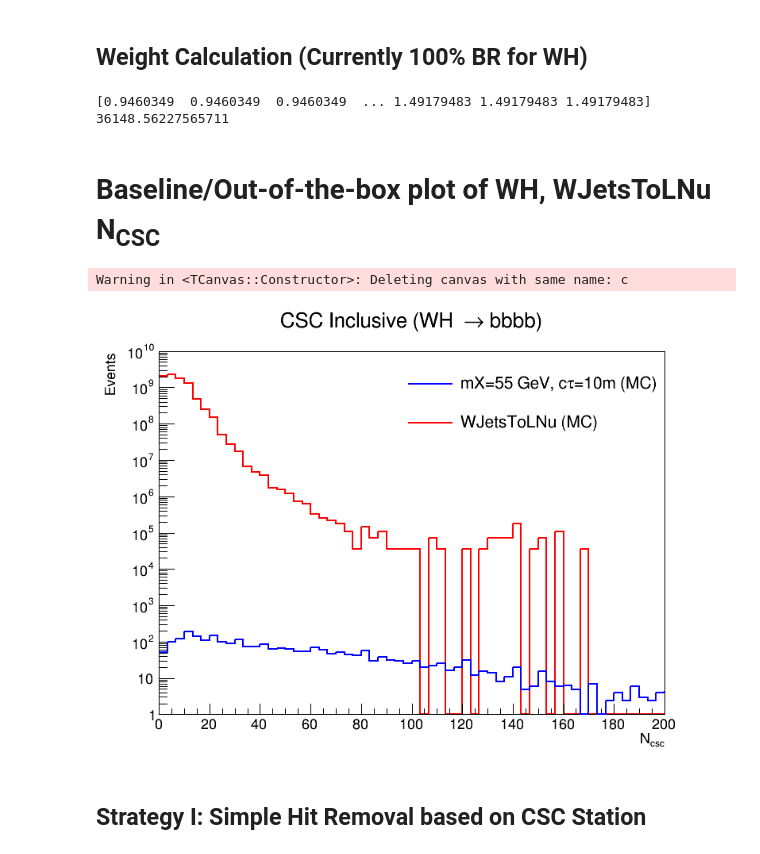
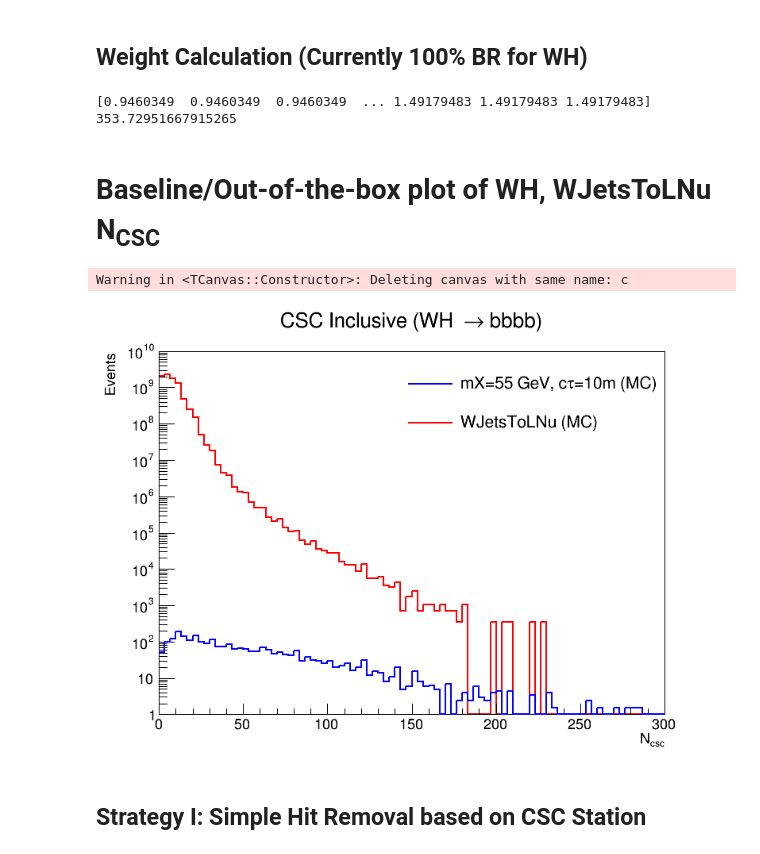
Before and after one commit to cms-lpc-llp/delayed_jet_analyzer, a Jupyter notebook: plot_scripts/LLP_muon_system_studies/muon_llp_analyzer_wh.ipynb, the cells around one changed output. Saved outputs shown, nothing was run; the diff lists cells and outputs as text; code cells hidden in the pictures.

```diff
--- a/plot_scripts/LLP_muon_system_studies/muon_llp_analyzer_wh.ipynb
+++ b/plot_scripts/LLP_muon_system_studies/muon_llp_analyzer_wh.ipynb
@@ -85,16 +85,18 @@ data_path = pwd+'data/'
 # # Small subset of WJetstoLNu (run interactively on jet_timing_studies)
 # fpath['WJetsToLNu'] = data_path + 'jet_timing_studies_ntuple_RunIIFall17DRPremix_WJetsToLNu_TuneCP5_13TeV_setQ5_1.root'
 
-# # Complete set run via CRAB on llp_ntupler
-# fpath['WJetsToLNu'] = data_path + 'WJetsToLNu_TuneCUETP8M1_13TeV-amcatnloFXFX-pythia8_v7.root'
+# # Complete set run via CRAB on llp_ntupler (non-extension)
+fpath['WJetsToLNu'] = data_path + 'WJetsToLNu_TuneCUETP8M1_13TeV-amcatnloFXFX-pythia8_v7.root'
 
 # # Small subset of WJetstoLNu (run interactively on jet_timing_studies)
+# fpath['WJetsToLNu'] = data_path + 'WJetsToLNu_TuneCUETP8M1_13TeV-amcatnloFXFX-pythia8_v7_chisai.root'
+
 
 # Contains events that fail punch-through veto and have large nCsc clusters in ME 1/1 and 1/2
 # fpath['WJetsToLNu'] = data_path + 'jet_timing_studies_ntuple_WJetsToLNu_inclusive_punch_test.root'
 
 # Contains events that fail punch-through veto and have large nCsc clusters outside of ME 1/1 and 1/2
-fpath['WJetsToLNu'] = data_path + 'jet_timing_studies_ntuple_WJetsToLNu_inclusiveNLO_notpunch.root'
+# fpath['WJetsToLNu'] = data_path + 'jet_timing_studies_ntuple_WJetsToLNu_inclusiveNLO_notpunch.root'
 
 
 ################################################################
@@ -117,7 +119,7 @@ fpath['m55ct10000mm_plus'] = data_path + 'WplusH_HToSSTobbbb_WToLNu_MH-125_MS-55
 # fpath['m55ct10000mm_plus'] = data_path + 'jet_timing_studies_ntuple_Wplus_mX55ct10m_jetMatch_test.root'
 
 
-# # WH: MET+bb
+# # VH: MET+bb
 # # mH = 125 GeV, mX = 50 GeV, ctau = 1 m
 # fpath['m50ct1000mm'] = data_path + 'ntuple_RunIISummer16_bbmet_vh_mh125_mx50_pl1000.root'
 
@@ -441,7 +490,7 @@ print(weight_WJetsToLNu)
 weight_WJetsToLNu = np.full(len(nCsc['WJetsToLNu']), weight_WJetsToLNu)
 # %% [output]
 [0.9460349  0.9460349  0.9460349  ... 1.49179483 1.49179483 1.49179483]
-36148.56227565711
+353.72951667915265
 # %% [markdown]
 # Baseline/Out-of-the-box plot of WH, WJetsToLNu N<sub>CSC<sub>
 # %%
@@ -462,35 +511,44 @@ c.SetLogy()
 
 h['m55ct10m_wh_bbbb'].SetLineWidth(2)
 
 h['nCsc_wjets'].SetLineWidth(2)
 h['nCsc_wjets'].GetYaxis().SetRangeUser(1,10**10)
 
-h['nCsc_wjets'].GetXaxis().SetRangeUser(0,200)
+h['nCsc_wjets'].GetXaxis().SetRangeUser(0,300)
 
 
 h['nCsc_wjets'].SetStats(0)
 h['nCsc_wjets'].SetTitle("CSC Inclusive (WH #rightarrow bbbb)")
 h['nCsc_wjets'].SetXTitle("N_{csc}")
 
 
 h['nCsc_wjets'].Draw('histo')
 h['m55ct10m_wh_bbbb'].Draw('histo+same')
 
 legend = rt.TLegend(0.48,0.70,0.87,0.87);
 legend.SetTextSize(0.04);
 legend.SetBorderSize(0);
 legend.AddEntry( h['m55ct10m_wh_bbbb'], "mX=55 GeV, c#tau=10m (MC)" , "L");
 legend.AddEntry( h['nCsc_wjets'], "WJetsToLNu (MC)" , "L");
 
 legend.Draw();
 
 c.Draw()
 
+# ncsc_inclusive_mc_wh = rt.TFile('ncsc_inclusive_mc_wh.root', "RECREATE");
+# h.Write("m55ct10m_wh_bbbb");
+# h['nCsc_wjets'].Write("bkg_ncsc_inclusive");
+# tree.SetBranchStatus("*",1);
+# newTTree = rt.TTree;
+# NEvents.Write("NEvents")
+# newTree.Write();
+
+
 # c.SaveAs("ncsc_inclusive_mc_zeroBias.pdf")
 # c.SaveAs("ncsc_inclusive_mc_zeroBias.C")
 # %% [output]
 Warning in <TCanvas::Constructor>: Deleting canvas with same name: c
-[figure, old version]
+[figure, new version]
 # %% [markdown]
 ## Strategy I: Simple Hit Removal based on CSC Station
 # %% [markdown]
```
Also changed, not shown: parts of 34 cells of this notebook.
